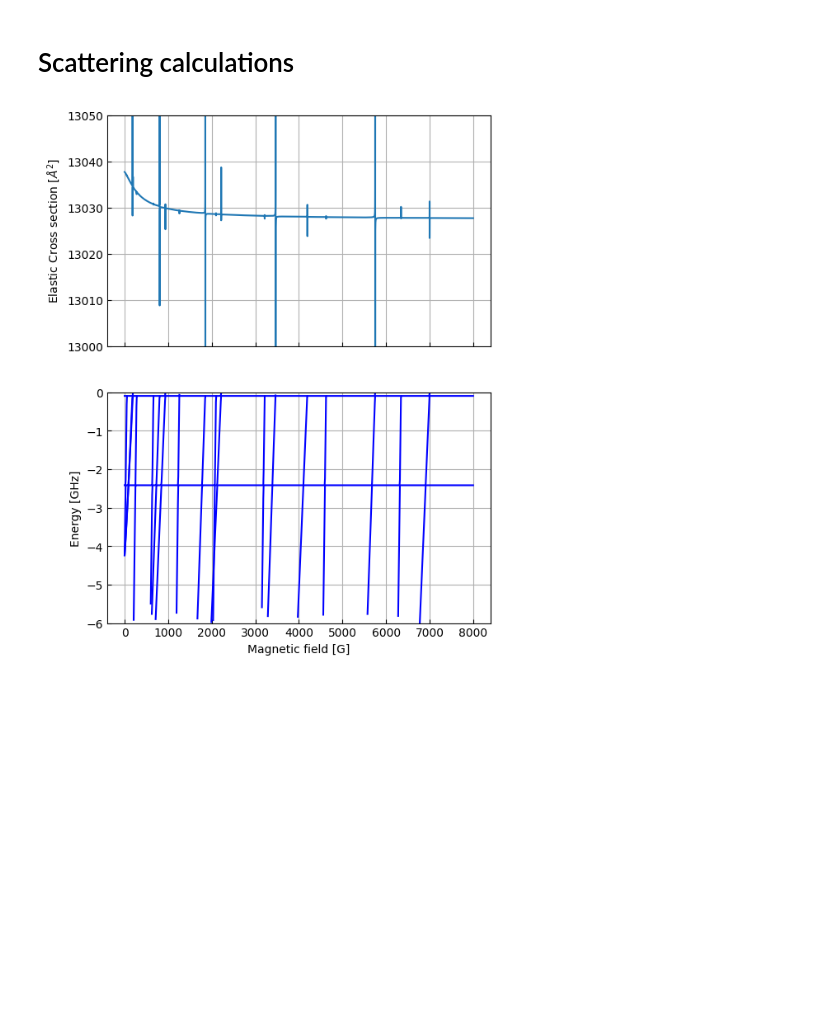
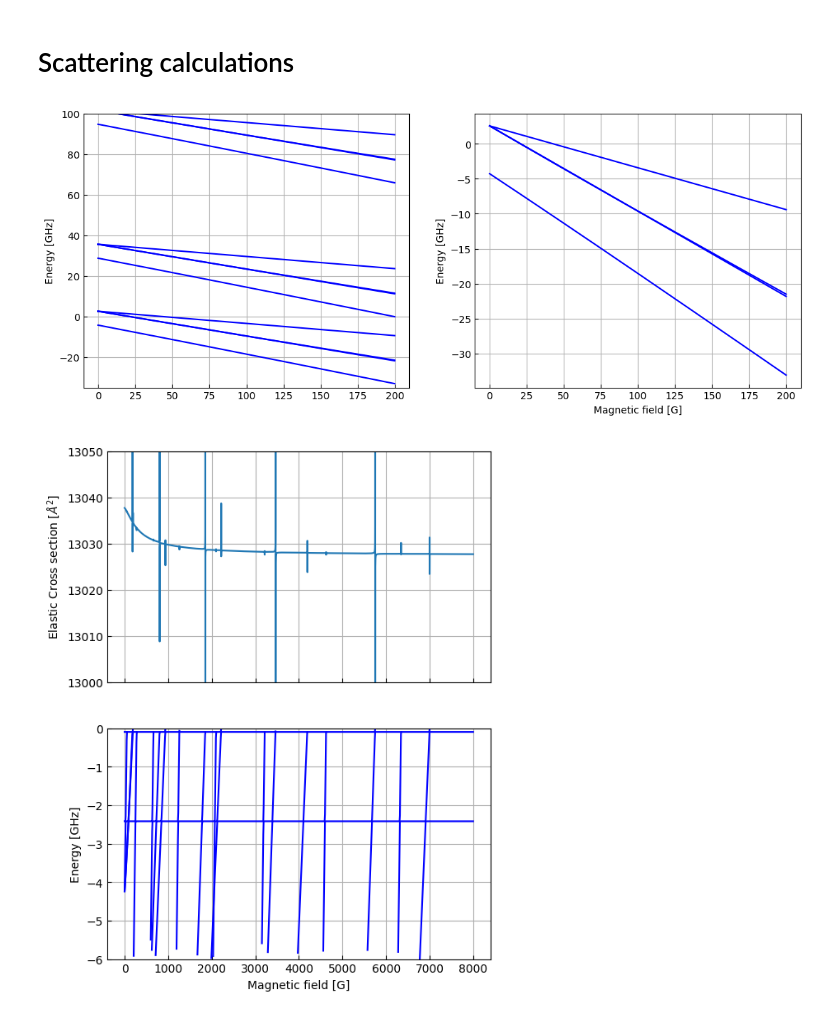
Before and after one commit to Wleter/rb_alf_feshbach, a Jupyter notebook: analysis/analysis.ipynb, the cells around one changed output. Cells and saved outputs as stored; diff of their text form; code cells hidden in the pictures; blank space fills up the shorter version.

Commit message:
add levels analysis

```diff
--- a/analysis/analysis.ipynb
+++ b/analysis/analysis.ipynb
@@ -150,6 +150,21 @@ for i, ax in enumerate(axes):
 [figure]
 # %% [markdown]
 # Scattering calculations
+# %%
+fig, axes = utility.plot_many(1, 2, (13, 5), sharex = True)
+
+data = utility.load(f"{DATA_PATH}/alf_rb_levels_n_max_10.dat")
+axes[0].plot(data[:, 0], data[:, 1:], color = "blue")
+axes[0].set_ylabel("Energy [GHz]")
+axes[0].set_ylim(-35, 100)
+
+data = utility.load(f"{DATA_PATH}/alf_rb_levels_n_max_0.dat")
+axes[1].plot(data[:, 0], data[:, 1:], color = "blue")
+axes[1].set_ylabel("Energy [GHz]")
+
+axes[1].set_xlabel("Magnetic field [G]");
+# %% [output]
+[figure, added]
 # %%
 data = ScatteringDependence.parse_json(f"{DATA_PATH}/alf_rb_scattering_n_max_0.json")
 bounds_single = BoundsDependence.parse_json(f"{DATA_PATH}/alf_rb_bound_states_n_max_0.json")
```
Also changed, not shown: 1 other file.
